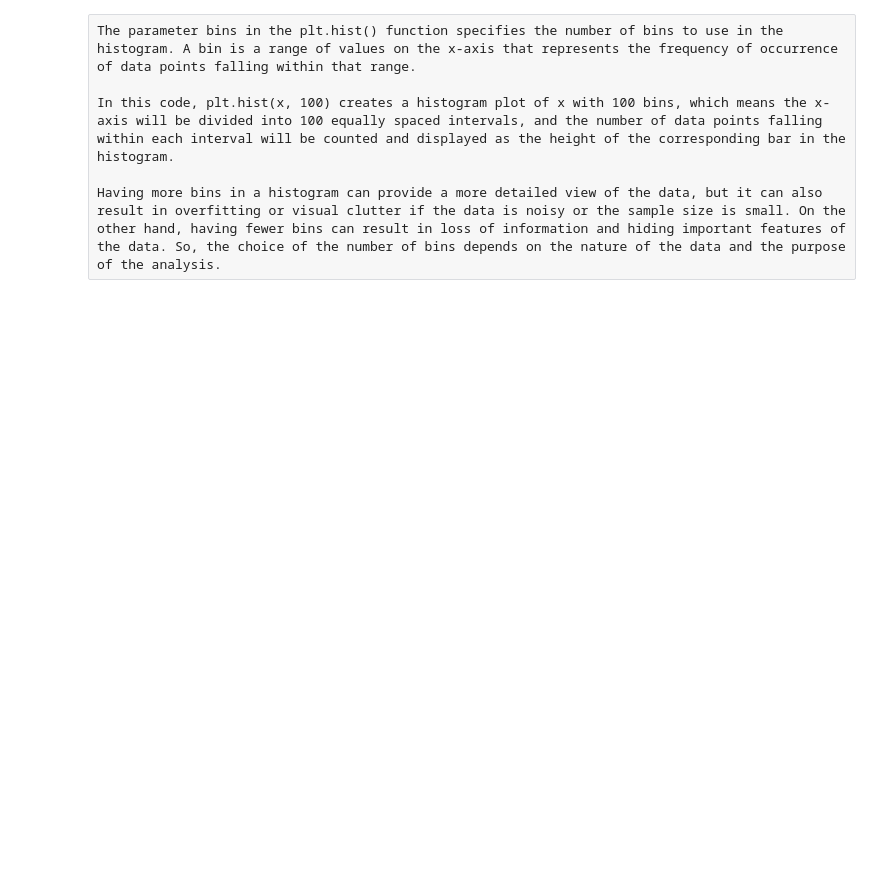
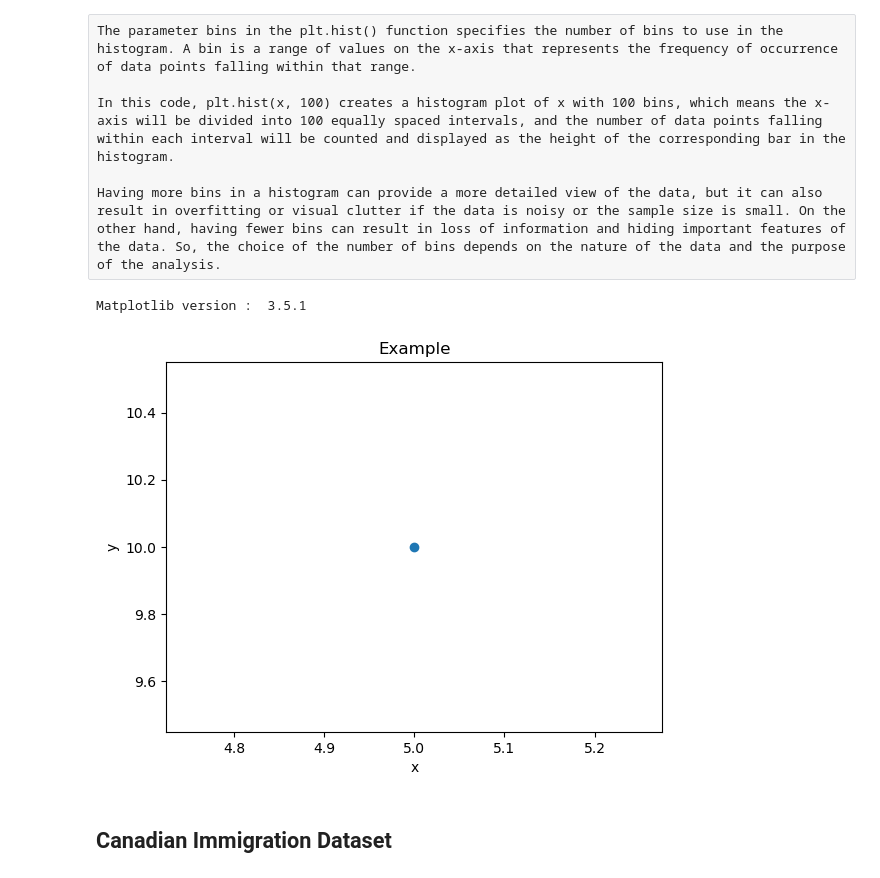
Before and after one commit to ashis-solomon/Data-Visualization-with-Python, a Jupyter notebook: Module 1.ipynb, the cells around one changed output. Saved outputs shown, nothing was run; the diff lists cells and outputs as text; code cells hidden in the pictures; blank space fills up the shorter version.

```diff
--- a/Module 1.ipynb
+++ b/Module 1.ipynb
@@ -41,3 +43,18 @@ The parameter bins in the plt.hist() function specifies the number of bins to us
 In this code, plt.hist(x, 100) creates a histogram plot of x with 100 bins, which means the x-axis will be divided into 100 equally spaced intervals, and the number of data points falling within each interval will be counted and displayed as the height of the corresponding bar in the histogram.
 
 Having more bins in a histogram can provide a more detailed view of the data, but it can also result in overfitting or visual clutter if the data is noisy or the sample size is small. On the other hand, having fewer bins can result in loss of information and hiding important features of the data. So, the choice of the number of bins depends on the nature of the data and the purpose of the analysis.
+# %%
+import matplotlib as mpl
+print('Matplotlib version : ', mpl.__version__)
+# %% [output]
+Matplotlib version :  3.5.1
+# %%
+plt.plot(5, 10, 'o')
+plt.xlabel('x')
+plt.ylabel('y')
+plt.title('Example')
+plt.show()
+# %% [output]
+[figure, added]
+# %% [markdown]
+## Canadian Immigration Dataset
```
Also changed, not shown: parts of 55 cells of this notebook, 3 other files.
